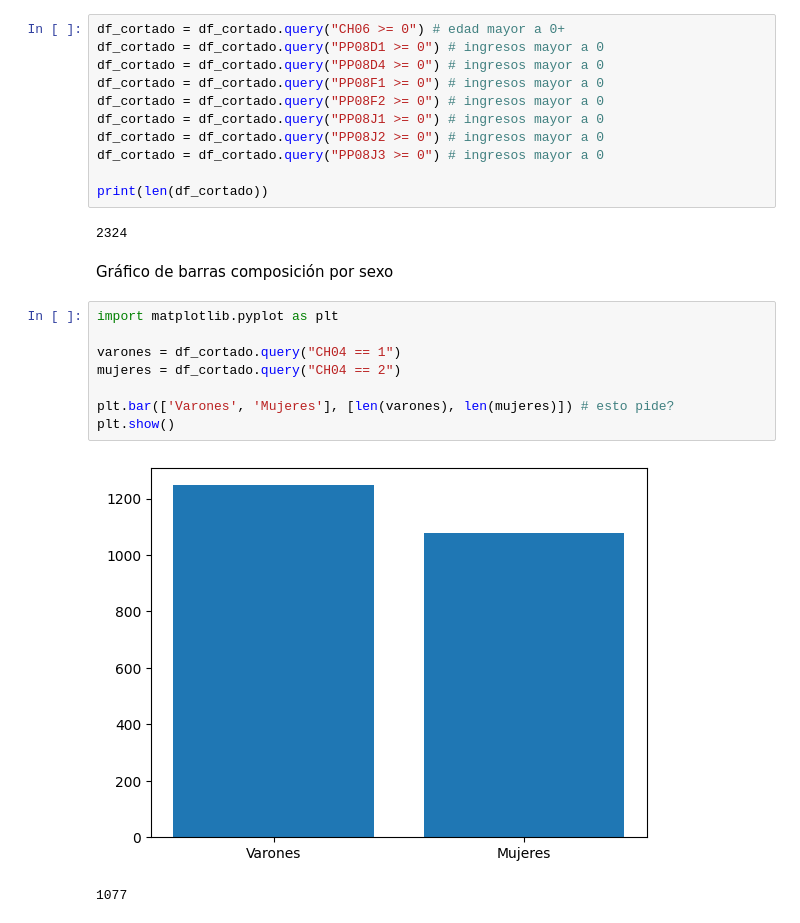
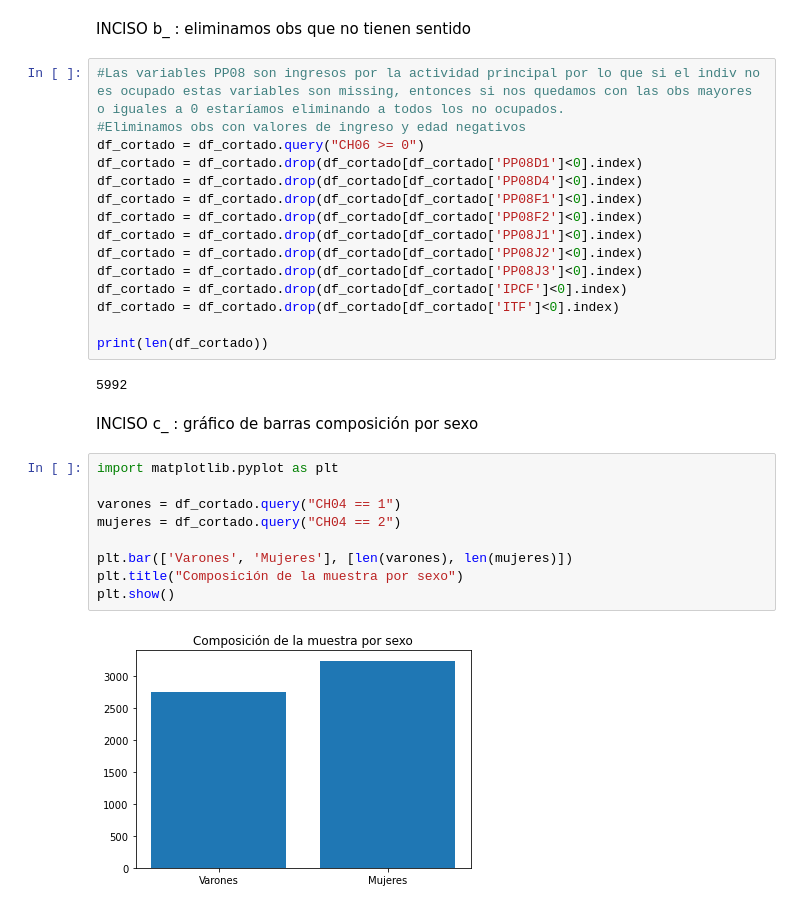
Before and after one commit to ferkrodriguez98/udesa-big-data, a Jupyter notebook: TP2 - Clasificación/TP2.ipynb, the cells around one changed output. Cells and saved outputs as stored; diff of their text form.

```diff
--- a/TP2 - Clasificación/TP2.ipynb
+++ b/TP2 - Clasificación/TP2.ipynb
@@ -29,27 +33,33 @@ df_cortado.sample(10)
 10 rows × 177 columns
-# %%
-df_cortado = df_cortado.query("CH06 >= 0") # edad mayor a 0+
-df_cortado = df_cortado.query("PP08D1 >= 0") # ingresos mayor a 0
-df_cortado = df_cortado.query("PP08D4 >= 0") # ingresos mayor a 0
-df_cortado = df_cortado.query("PP08F1 >= 0") # ingresos mayor a 0
-df_cortado = df_cortado.query("PP08F2 >= 0") # ingresos mayor a 0
-df_cortado = df_cortado.query("PP08J1 >= 0") # ingresos mayor a 0
-df_cortado = df_cortado.query("PP08J2 >= 0") # ingresos mayor a 0
-df_cortado = df_cortado.query("PP08J3 >= 0") # ingresos mayor a 0
-
-print(len(df_cortado))
-# %% [output]
-2324
+# %% [markdown]
+INCISO b_ : eliminamos obs que no tienen sentido
+# %%
+#Las variables PP08 son ingresos por la actividad principal por lo que si el indiv no es ocupado estas variables son missing, entonces si nos quedamos con las obs mayores o iguales a 0 estaríamos eliminando a todos los no ocupados.
+#Eliminamos obs con valores de ingreso y edad negativos
+df_cortado = df_cortado.query("CH06 >= 0")
+df_cortado = df_cortado.drop(df_cortado[df_cortado['PP08D1']<0].index)
+df_cortado = df_cortado.drop(df_cortado[df_cortado['PP08D4']<0].index)
+df_cortado = df_cortado.drop(df_cortado[df_cortado['PP08F1']<0].index)
+df_cortado = df_cortado.drop(df_cortado[df_cortado['PP08F2']<0].index)
+df_cortado = df_cortado.drop(df_cortado[df_cortado['PP08J1']<0].index)
+df_cortado = df_cortado.drop(df_cortado[df_cortado['PP08J2']<0].index)
+df_cortado = df_cortado.drop(df_cortado[df_cortado['PP08J3']<0].index)
+df_cortado = df_cortado.drop(df_cortado[df_cortado['IPCF']<0].index)
+df_cortado = df_cortado.drop(df_cortado[df_cortado['ITF']<0].index)
+
+print(len(df_cortado))
+# %% [output]
+5992
 # %% [markdown]
-Gráfico de barras composición por sexo
+INCISO c_ : gráfico de barras composición por sexo
 # %%
 import matplotlib.pyplot as plt
 
 varones = df_cortado.query("CH04 == 1")
 mujeres = df_cortado.query("CH04 == 2")
 
-plt.bar(['Varones', 'Mujeres'], [len(varones), len(mujeres)]) # esto pide?
+plt.bar(['Varones', 'Mujeres'], [len(varones), len(mujeres)])
+plt.title("Composición de la muestra por sexo")
 plt.show()
 # %% [output]
-[figure, old version]
+[figure, new version]
-1077
```
Also changed, not shown: parts of 22 cells of this notebook, 4 other files.
